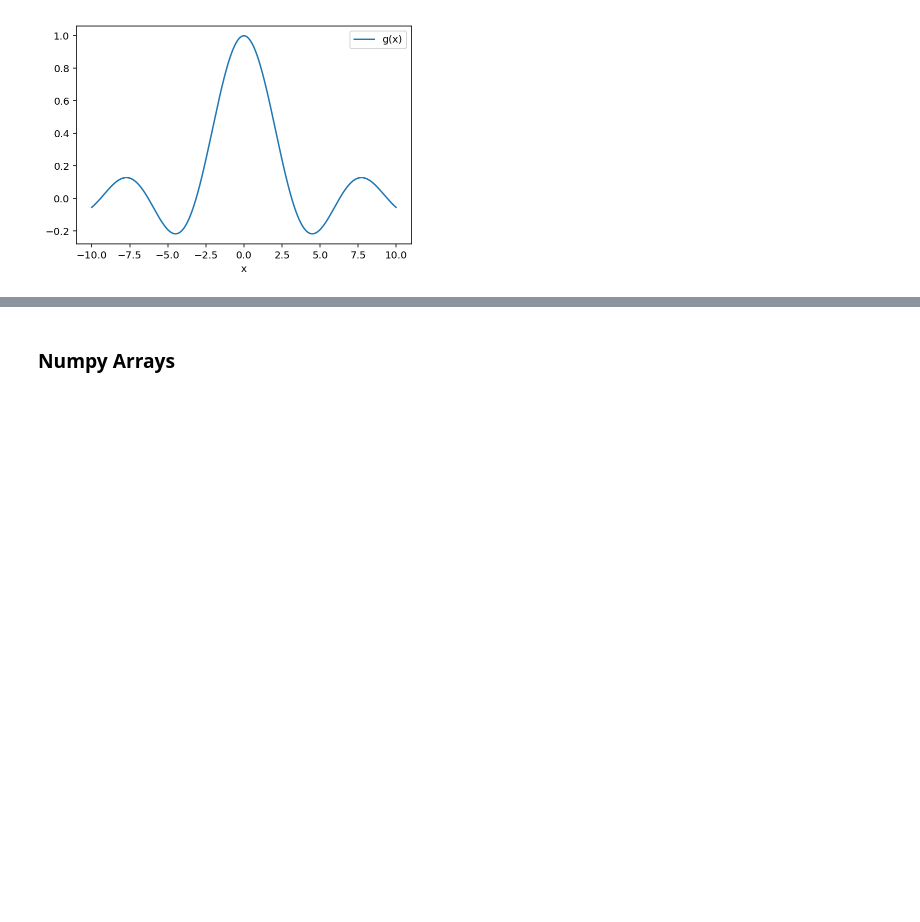
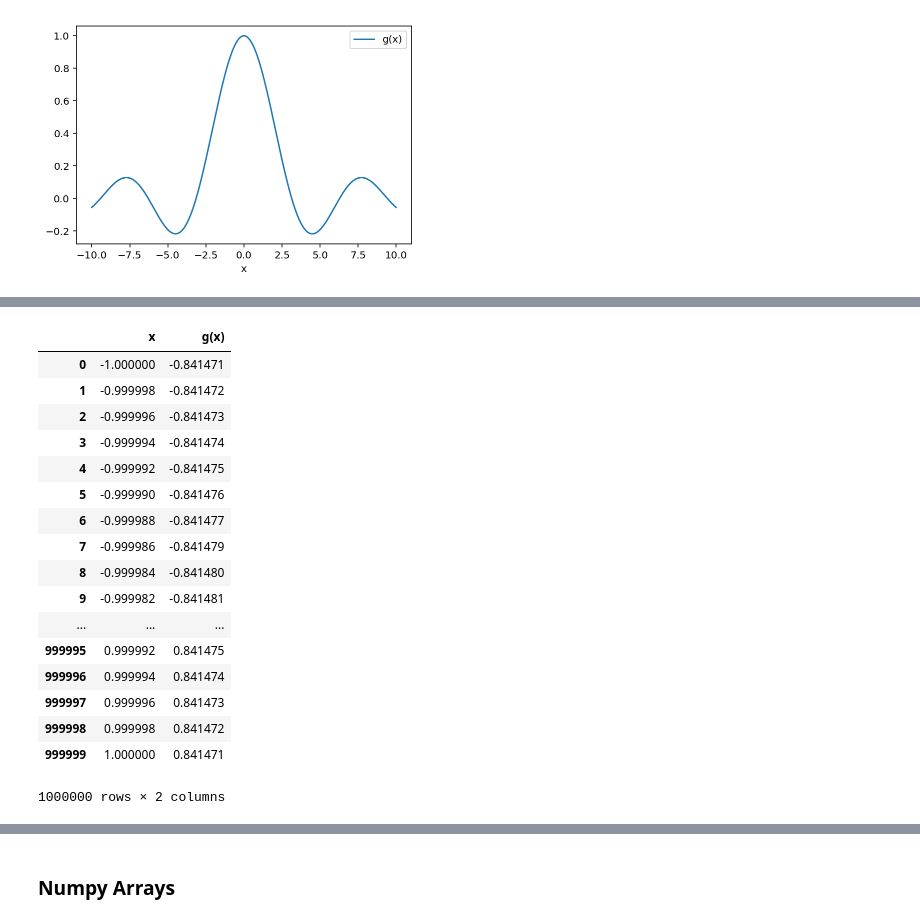
Before and after one commit to chapman-phys220-2018f/cw07-another-team-name, a Jupyter notebook: cw07.ipynb, the cells around one changed output, grey strips where cells are left out. Saved outputs shown, nothing was run; the diff lists cells and outputs as text; code cells hidden in the pictures; blank space fills up the shorter version.

```diff
--- a/cw07.ipynb
+++ b/cw07.ipynb
@@ -243,0 +257,21 @@ sinc.plot(x="x",y="g(x)")
+# %%
+sinf
+# %% [output]
+|  | x | g(x) |
+| 0 | -1.000000 | -0.841471 |
+| 1 | -0.999998 | -0.841472 |
+| 2 | -0.999996 | -0.841473 |
+| 3 | -0.999994 | -0.841474 |
+| 4 | -0.999992 | -0.841475 |
+| 5 | -0.999990 | -0.841476 |
+| 6 | -0.999988 | -0.841477 |
+| 7 | -0.999986 | -0.841479 |
+| 8 | -0.999984 | -0.841480 |
+| 9 | -0.999982 | -0.841481 |
+| ... | ... | ... |
+| 999995 | 0.999992 | 0.841475 |
+| 999996 | 0.999994 | 0.841474 |
+| 999997 | 0.999996 | 0.841473 |
+| 999998 | 0.999998 | 0.841472 |
+| 999999 | 1.000000 | 0.841471 |
+1000000 rows × 2 columns
```
Also changed, not shown: parts of 26 cells of this notebook, 3 other files.
